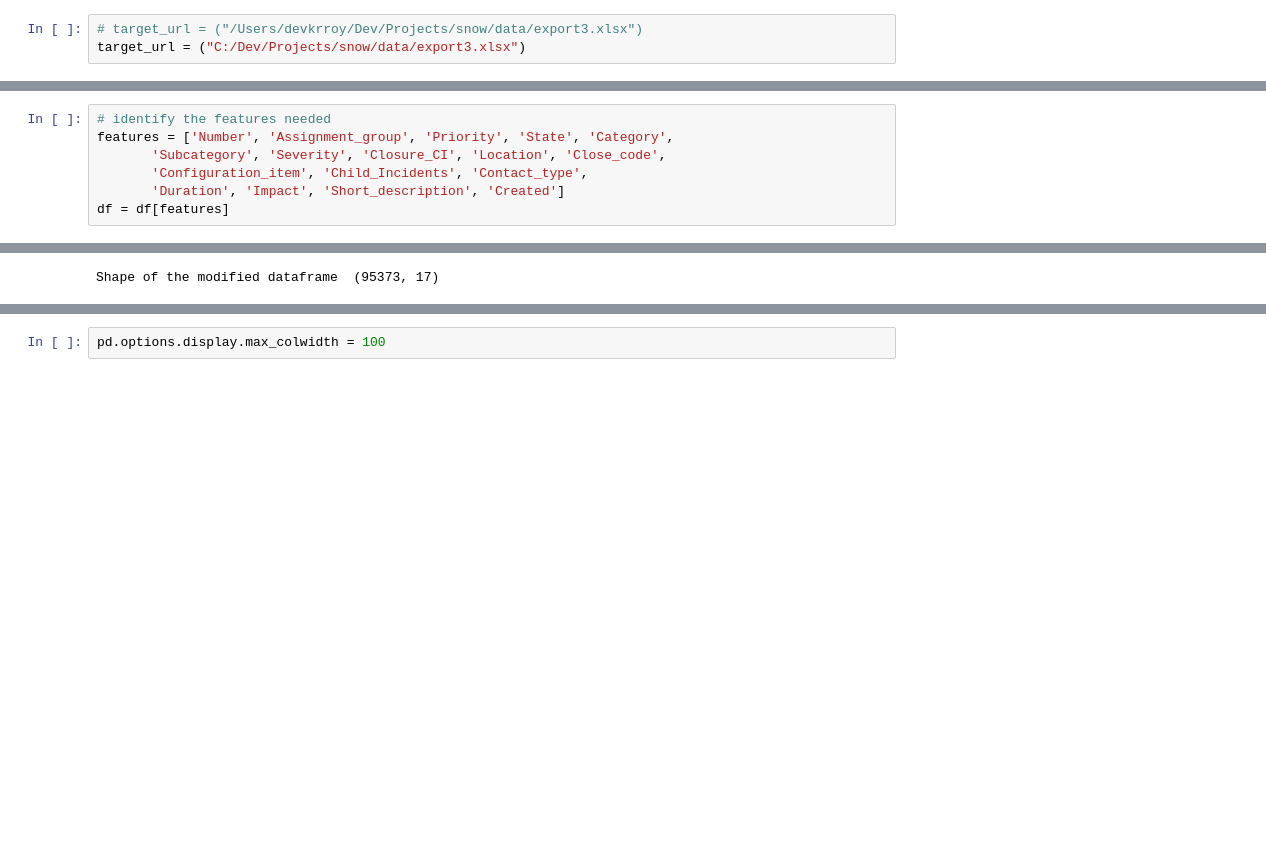
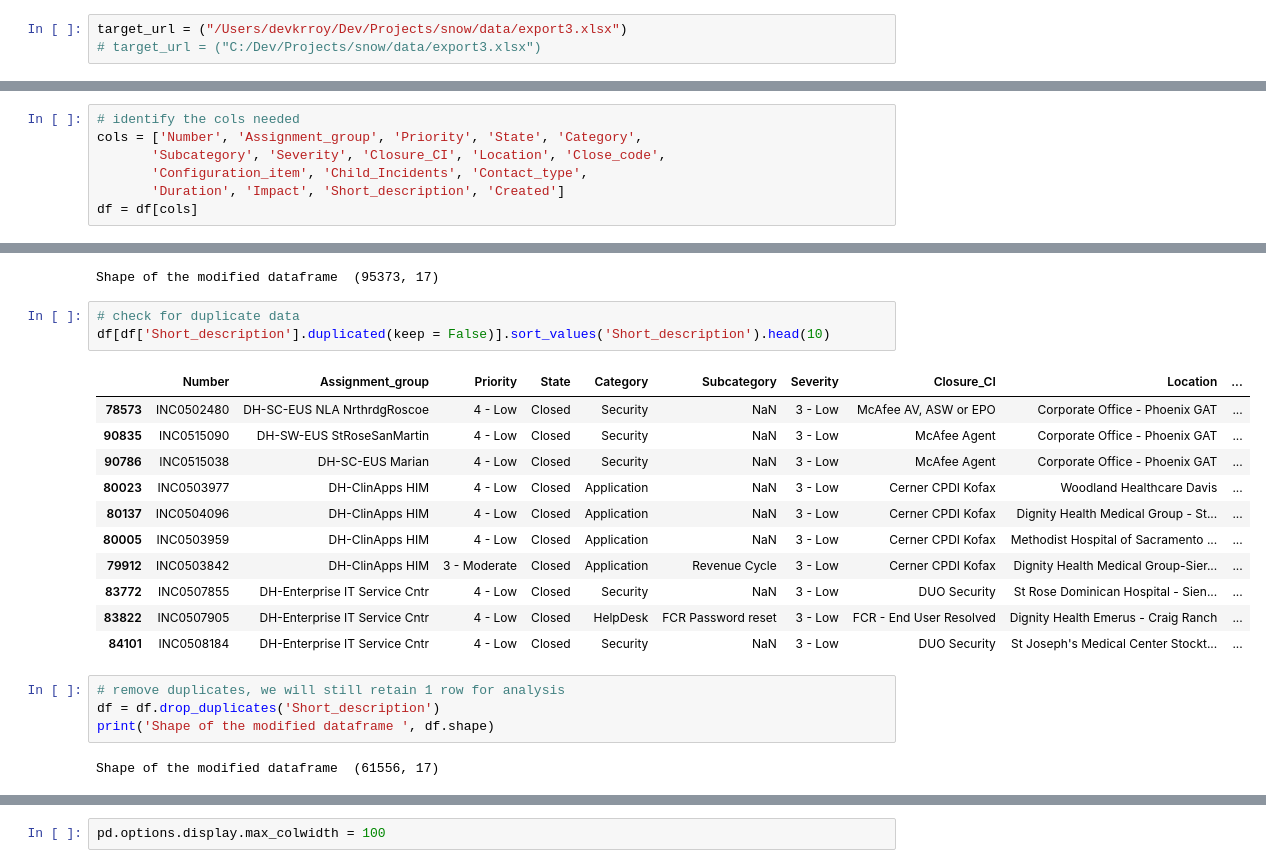
Before and after one commit to devkripa/snow, a Jupyter notebook: Proactive Problem Mgmt.ipynb, the cells around one changed output, grey strips where cells are left out. Drawn from its saved outputs; the diff is of its cells as text; blank space fills up the shorter version.

```diff
--- a/Proactive Problem Mgmt.ipynb
+++ b/Proactive Problem Mgmt.ipynb
@@ -5,8 +5,8 @@ import pandas as pd
 # import os
 # import codecs
 # %%
-# target_url = ("/Users/devkrroy/Dev/Projects/snow/data/export3.xlsx")
-target_url = ("C:/Dev/Projects/snow/data/export3.xlsx")
+target_url = ("/Users/devkrroy/Dev/Projects/snow/data/export3.xlsx")
+# target_url = ("C:/Dev/Projects/snow/data/export3.xlsx")
 # %%
 df = pd.read_excel(target_url)
 # %%
@@ -61,18 +61,39 @@ top_close_code_df.plot.bar(x = 'Close_code', y = 'Counts')
 # %%
 # based on the 2 charts above we will go with 30 - 50 clusters of data
 # %%
-# identify the features needed
-features = ['Number', 'Assignment_group', 'Priority', 'State', 'Category',
+# identify the cols needed
+cols = ['Number', 'Assignment_group', 'Priority', 'State', 'Category',
        'Subcategory', 'Severity', 'Closure_CI', 'Location', 'Close_code',
        'Configuration_item', 'Child_Incidents', 'Contact_type',
        'Duration', 'Impact', 'Short_description', 'Created']
-df = df[features]
+df = df[cols]
 # %%
 # use less rows for analysis, remove later
 # df = df.head(10000)
 print('Shape of the modified dataframe ', df.shape)
 # %% [output]
 Shape of the modified dataframe  (95373, 17)
+# %%
+# check for duplicate data
+df[df['Short_description'].duplicated(keep = False)].sort_values('Short_description').head(10)
+# %% [output]
+|  | Number | Assignment_group | Priority | State | Category | Subcategory | Severity | Closure_CI | Location | ... |
+| 78573 | INC0502480 | DH-SC-EUS NLA NrthrdgRoscoe | 4 - Low | Closed | Security | NaN | 3 - Low | McAfee AV, ASW or EPO | Corporate Office - Phoenix GAT | ... |
+| 90835 | INC0515090 | DH-SW-EUS StRoseSanMartin | 4 - Low | Closed | Security | NaN | 3 - Low | McAfee Agent | Corporate Office - Phoenix GAT | ... |
+| 90786 | INC0515038 | DH-SC-EUS Marian | 4 - Low | Closed | Security | NaN | 3 - Low | McAfee Agent | Corporate Office - Phoenix GAT | ... |
+| 80023 | INC0503977 | DH-ClinApps HIM | 4 - Low | Closed | Application | NaN | 3 - Low | Cerner CPDI Kofax | Woodland Healthcare Davis | ... |
+| 80137 | INC0504096 | DH-ClinApps HIM | 4 - Low | Closed | Application | NaN | 3 - Low | Cerner CPDI Kofax | Dignity Health Medical Group - St... | ... |
+| 80005 | INC0503959 | DH-ClinApps HIM | 4 - Low | Closed | Application | NaN | 3 - Low | Cerner CPDI Kofax | Methodist Hospital of Sacramento ... | ... |
+| 79912 | INC0503842 | DH-ClinApps HIM | 3 - Moderate | Closed | Application | Revenue Cycle | 3 - Low | Cerner CPDI Kofax | Dignity Health Medical Group-Sier... | ... |
+| 83772 | INC0507855 | DH-Enterprise IT Service Cntr | 4 - Low | Closed | Security | NaN | 3 - Low | DUO Security | St Rose Dominican Hospital - Sien... | ... |
+| 83822 | INC0507905 | DH-Enterprise IT Service Cntr | 4 - Low | Closed | HelpDesk | FCR Password reset | 3 - Low | FCR - End User Resolved | Dignity Health Emerus - Craig Ranch | ... |
+| 84101 | INC0508184 | DH-Enterprise IT Service Cntr | 4 - Low | Closed | Security | NaN | 3 - Low | DUO Security | St Joseph's Medical Center Stockt... | ... |
+# %%
+# remove duplicates, we will still retain 1 row for analysis
+df = df.drop_duplicates('Short_description')
+print('Shape of the modified dataframe ', df.shape)
+# %% [output]
+Shape of the modified dataframe  (61556, 17)
 # %%
 #Filter out some categories with instances < 50 for now , remove this filter in future
 # df = df.groupby("Category").filter(lambda x: len(x) > 50)
```
Also changed, not shown: parts of 17 cells of this notebook.
